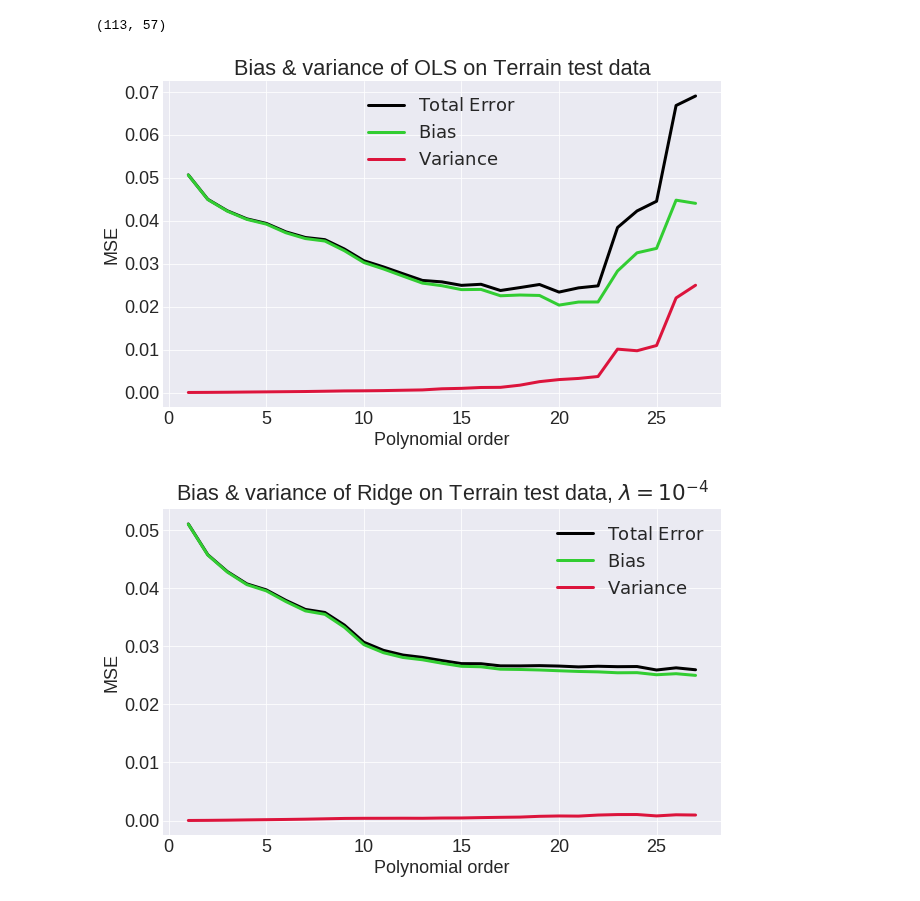
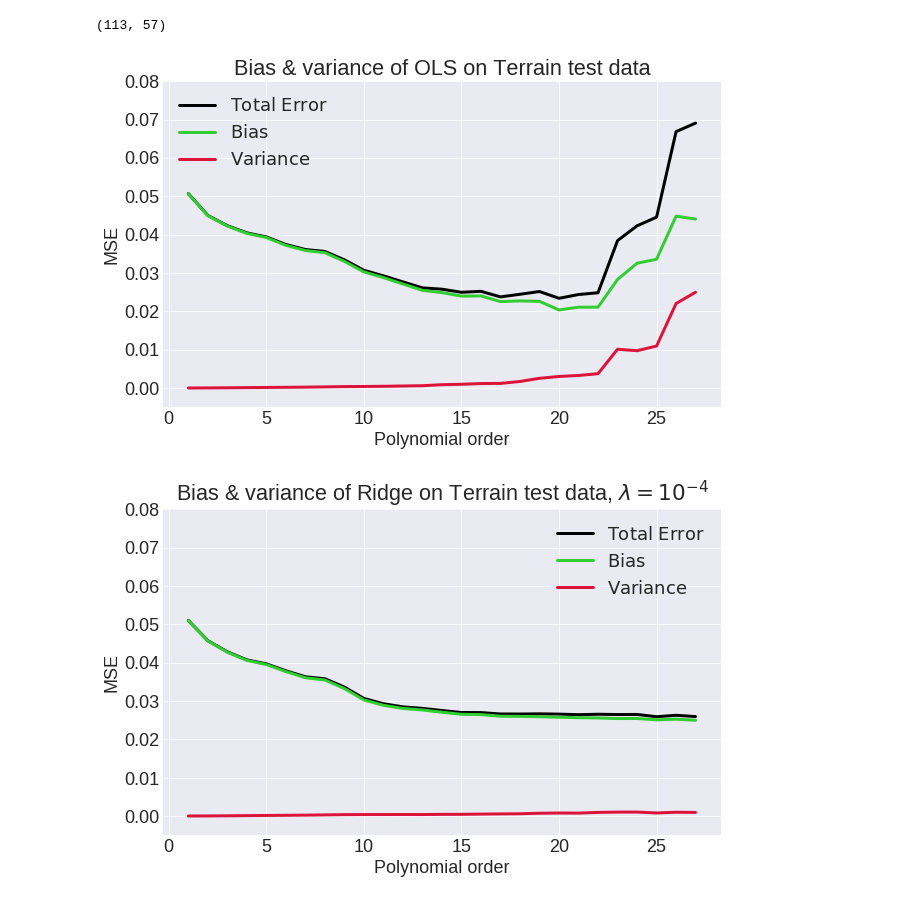
Before and after one commit to asdfbat/FYS-STK4155, a Jupyter notebook: Project1/src/BiasVariance_Bootstrap.ipynb, the cells around one changed output. Drawn from its saved outputs; the diff is of its cells as text; code cells hidden in the pictures.

```diff
--- a/Project1/src/BiasVariance_Bootstrap.ipynb
+++ b/Project1/src/BiasVariance_Bootstrap.ipynb
@@ -197,15 +200,16 @@ poly_orders_T = np.arange(min_poly, max_poly, 1)
 # %%
 plt.figure(figsize=(10,6))
 plt.plot(poly_orders_T, error_list_OLS_T, label="$\mathrm{Total\ Error}$", c="black")
 plt.plot(poly_orders_T, bias_list_OLS_T, label="$\mathrm{Bias}$", c="limegreen")
 plt.plot(poly_orders_T, var_list_OLS_T, label="$\mathrm{Variance}$", c="crimson")
 plt.xlabel("Polynomial order")
 plt.ylabel("MSE")
 plt.title("Bias & variance of OLS on Terrain test data")
+plt.ylim(-0.005, 0.08)
 plt.legend()
 plt.savefig("../figs/BV_bootstrap_Terrain_OLS.pdf", bbox_inches="tight");
 # %% [output]
-[figure, old version]
+[figure, new version]
 # %%
 plt.figure(figsize=(10,6))
 plt.plot(poly_orders_T, error_list_Ridge4_T, label="$\mathrm{Total\ Error}$", c="black")
@@ -214,10 +218,11 @@ plt.plot(poly_orders_T, var_list_Ridge4_T, label="$\mathrm{Variance}$", c="crims
 plt.xlabel("Polynomial order")
 plt.ylabel("MSE")
 plt.title("Bias & variance of Ridge on Terrain test data, $\lambda = 10^{-4}$")
+plt.ylim(-0.005, 0.08)
 plt.legend()
 plt.savefig("../figs/BV_bootstrap_Terrain_Ridge.pdf", bbox_inches="tight");
 # %% [output]
-[figure, old version]
+[figure, new version]
 # %%
 plt.figure(figsize=(10,6))
 plt.plot(poly_orders_T, error_list_Lasso4_T, label="$\mathrm{Total\ Error}$", c="black")
```
Also changed, not shown: parts of 6 cells of this notebook, 2 other files.
